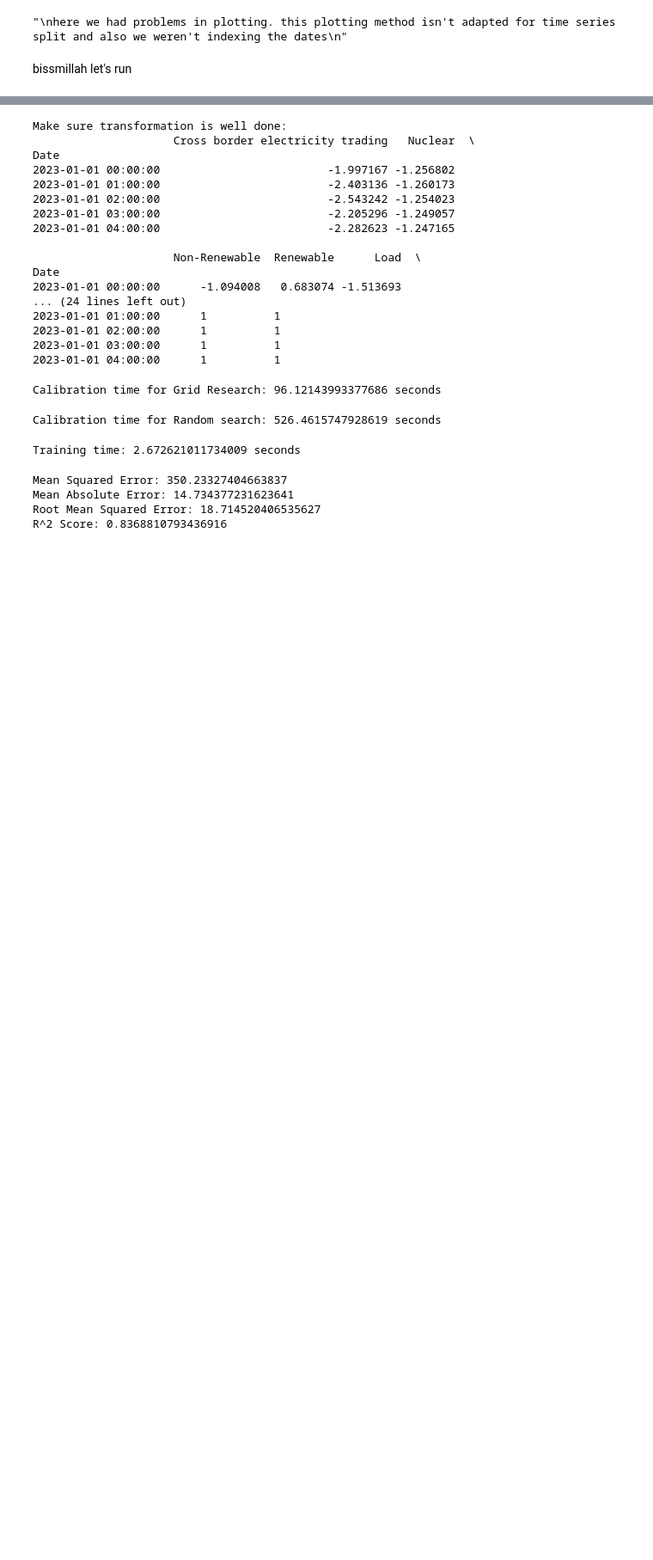
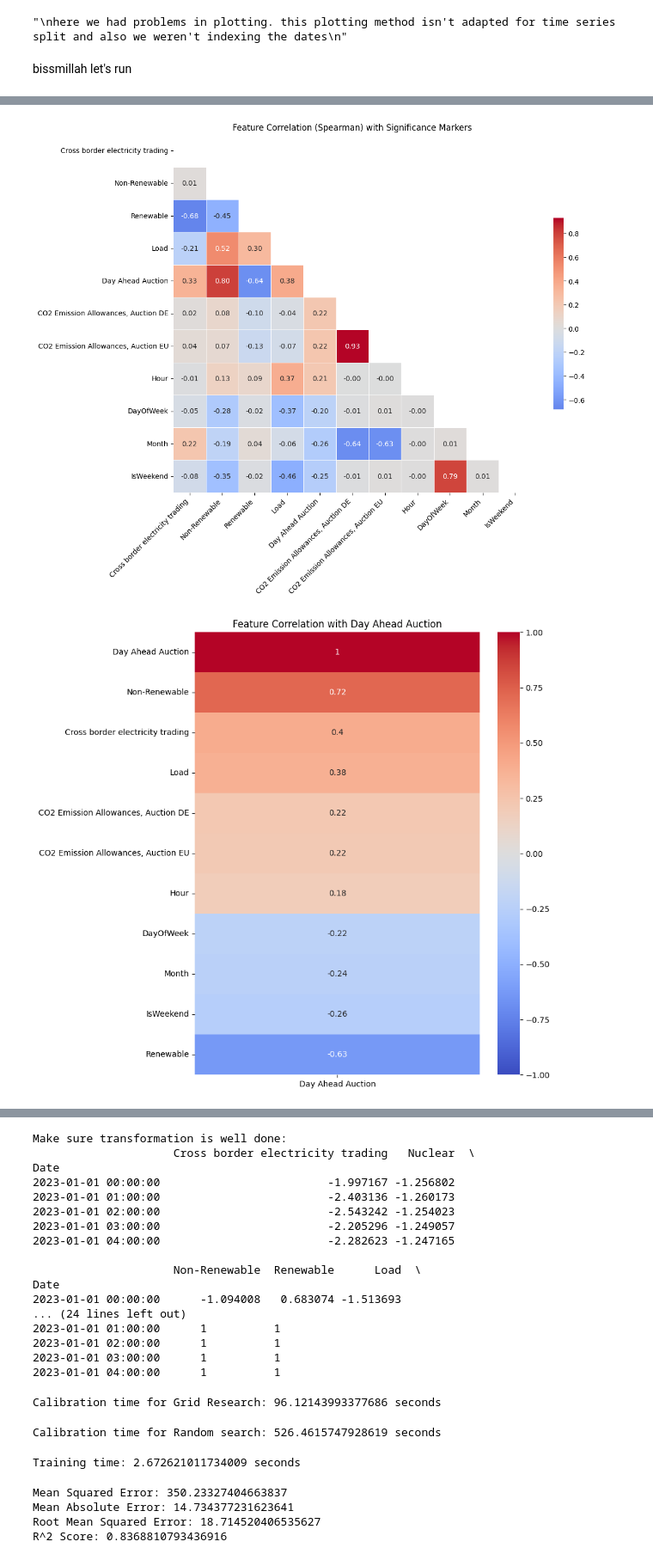
Before and after one commit to Mohamed-Abdellahi/ML-electricity, a Jupyter notebook: part2.ipynb, the cells around one changed output, grey strips where cells are left out. Shown at 86% size. Drawn from its saved outputs; the diff is of its cells as text; code cells hidden in the pictures; blank space fills up the shorter version.

```diff
--- a/part2.ipynb
+++ b/part2.ipynb
@@ -19,16 +21,32 @@ Here we will put all the function at the same time, then after we will execute o
 # %%
 # Function to explore the data
 def explore_data(df):
+
     print(df.describe())
     print(df.isnull().sum())
     print(df.dtypes)
 
 # Function for feature engineering
-def engineer_features(df):
-    df['Hour'] = df['Date'].dt.hour
+def engineer_features1(df):
+    df.set_index('Date', inplace= True)
+    df['Hour'] = df.index.hour
     df['DayOfWeek'] = df['Date'].dt.dayofweek # this is a panda function that give the nmber of the date (weeknd are 5, 6) Monday is 0
     df['Month'] = df['Date'].dt.month
     df['IsWeekend'] = df['DayOfWeek'].apply(lambda x: 1 if x >= 5 else 0)
+    return df
+
+def engineer_features(df):
+    # If 'Date' is not the index, set it as the index
+    if 'Date' in df.columns:
+        df['Date'] = pd.to_datetime(df['Date'])
+        df.set_index('Date', inplace=True)
+
+    # Extract time-based features from the index
+    df['Hour'] = df.index.hour
+    df['DayOfWeek'] = df.index.dayofweek  # pandas function that gives the number of the day of the week (0 is Monday)
+    df['Month'] = df.index.month
+    df['IsWeekend'] = df['DayOfWeek'].apply(lambda x: 1 if x >= 5 else 0)  # 5 and 6 correspond to Saturday and Sunday
+
     return df
 
 
@@ -335,4 +388,7 @@ dtype: object
 # %%
+df = df.drop(['Nuclear'], axis=1)
 df= engineer_features(df)
 print(df.head())
+show_correlation1(df,'spearman')
+show_correlation(df, 'Day Ahead Auction')
 # %% [output]
@@ -355,0 +412,2 @@ print(df.head())
+[figure, added]
+[figure, added]
```
Also changed, not shown: parts of 7 cells of this notebook, 1 other file.
